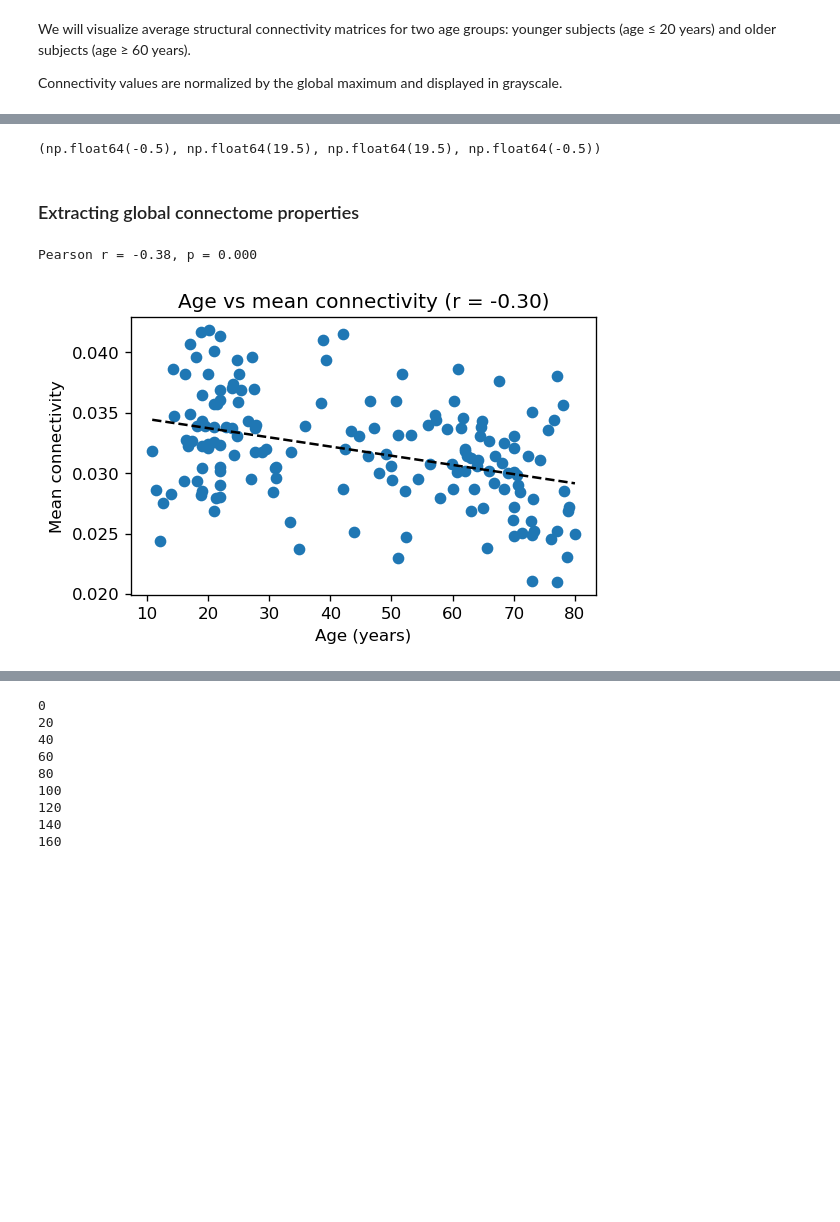
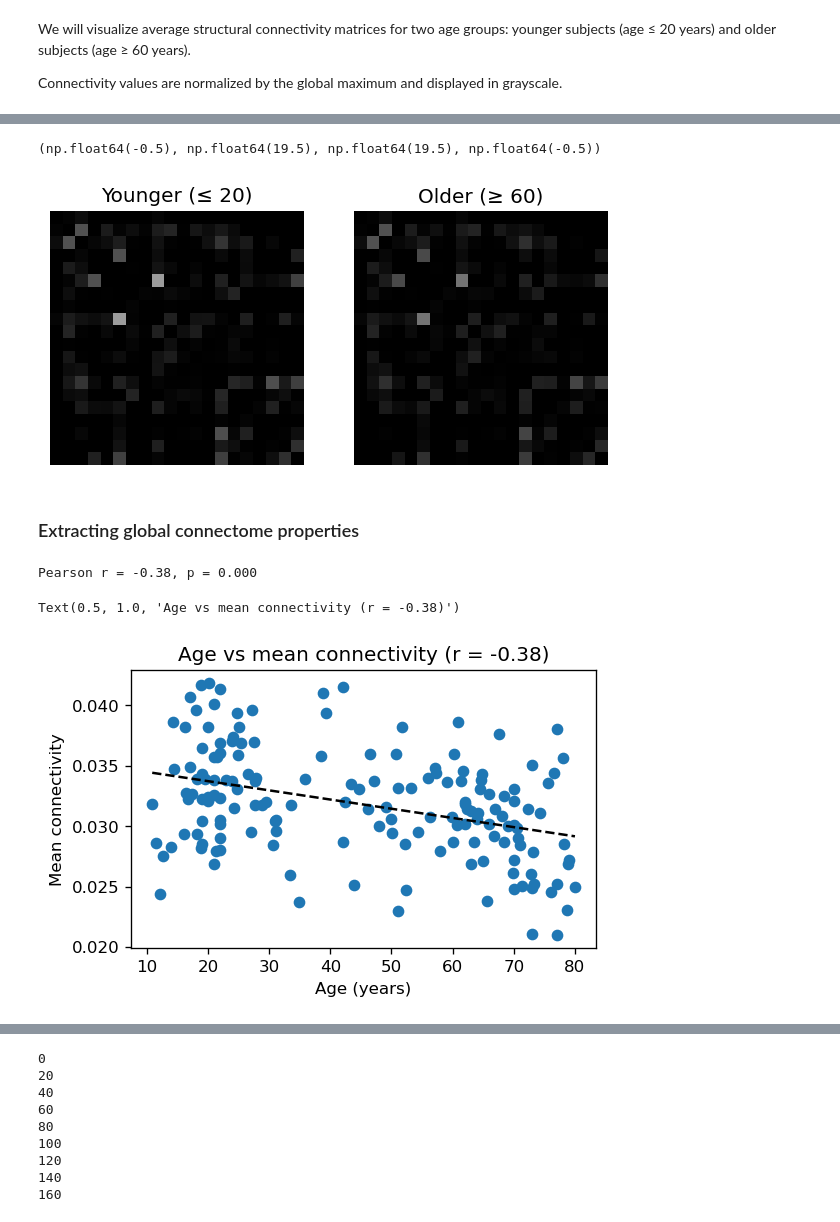
Before and after one commit to KGatica/MathModel_Neuro, a Jupyter notebook: tutorials/02_Connectivity/02_structure_aging.ipynb, the cells around one changed output, grey strips where cells are left out. Drawn from its saved outputs; the diff is of its cells as text; code cells hidden in the pictures; blank space fills up the shorter version.

```diff
--- a/tutorials/02_Connectivity/02_structure_aging.ipynb
+++ b/tutorials/02_Connectivity/02_structure_aging.ipynb
@@ -64,29 +64,30 @@ age_data shape: (1, 161)
 # %%
 sc_data_norm = sc_data/np.max(sc_data)
 age_data = age_data.squeeze()                 # (161,)
 
 # define age groups
-younger_idx = age_data <= 40
-older_idx   = age_data > 40
+younger_idx = age_data <= 20
+older_idx   = age_data >= 60
 
 # compute mean connectivity matrices
 sc_young = np.mean(sc_data_norm[:,:,younger_idx],axis=2)
 sc_old   = np.mean(sc_data_norm[:,:,older_idx],axis=2)
 
 # plot
 plt.figure(figsize=(6, 3), dpi=120)
 
 plt.subplot(121)
 plt.imshow(sc_young, cmap='gray',vmin=0,vmax=1)
 plt.title("Younger (≤ 20)")
 plt.axis("off")
 
 plt.subplot(122)
 plt.imshow(sc_old, cmap='gray',vmin=0,vmax=1)
 plt.title("Older (≥ 60)")
 plt.axis("off")
 # %% [output]
 (np.float64(-0.5), np.float64(19.5), np.float64(19.5), np.float64(-0.5))
+[figure, added]
 # %% [markdown]
 ### Extracting global connectome properties
 # %%
@@ -96,18 +97,20 @@ plt.figure(figsize=(5, 3), dpi=120)
 plt.scatter(age_data, sc_mean_per_subject)
 
 p = np.polyfit(age_data, sc_mean_per_subject, 1)
-xfit = np.linspace(age.min(), age.max(), 100)
+xfit = np.linspace(age_data.min(), age_data.max(), 100)
 yfit = np.polyval(p, xfit)
 plt.plot(xfit, yfit,'k--')
 
 plt.xlabel("Age (years)")
 plt.ylabel("Mean connectivity")
-plt.title(f"Age vs mean connectivity (r = {r:.2f})")
+
 
 r, p = pearsonr(age_data, sc_mean_per_subject)
 print(f"Pearson r = {r:.2f}, p = {p:.3f}")
+plt.title(f"Age vs mean connectivity (r = {r:.2f})")
 # %% [output]
 Pearson r = -0.38, p = 0.000
+Text(0.5, 1.0, 'Age vs mean connectivity (r = -0.38)')
 [figure]
 # %% [markdown]
 ### Extracting topological connectome properties
```
Also changed, not shown: parts of 10 cells of this notebook, 1 other file.
